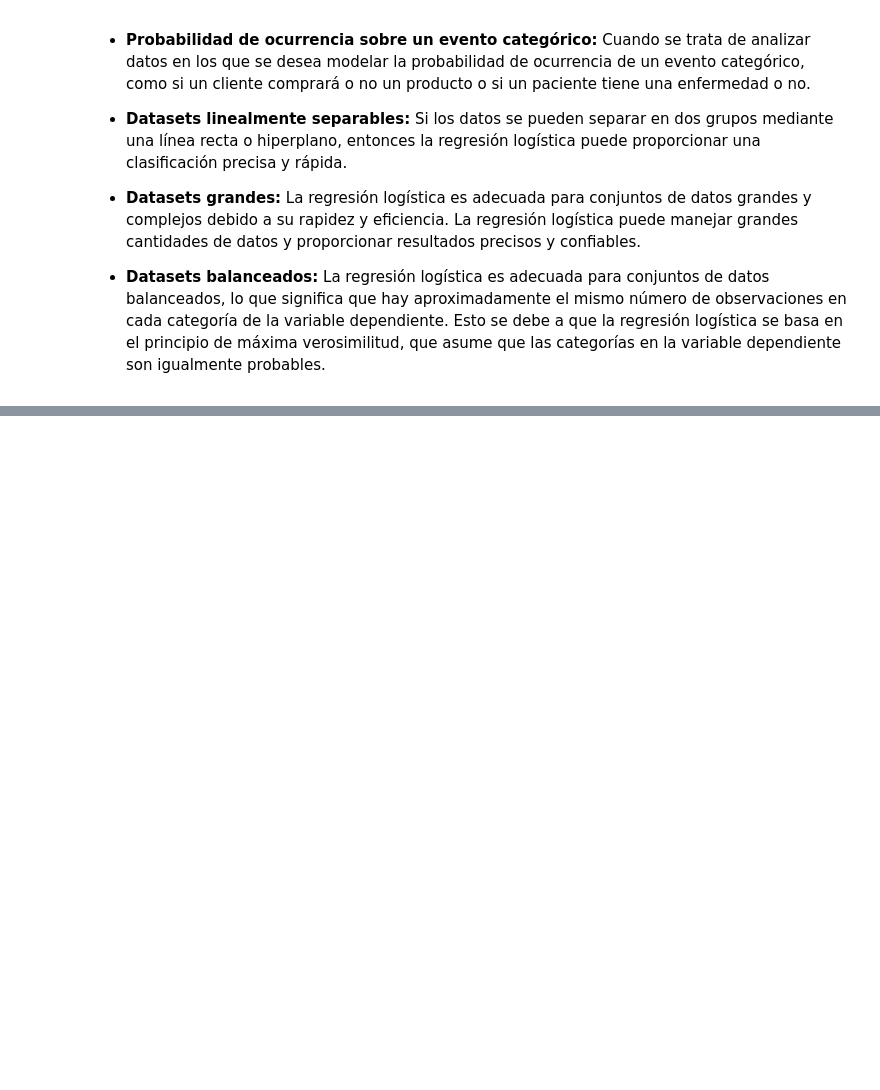
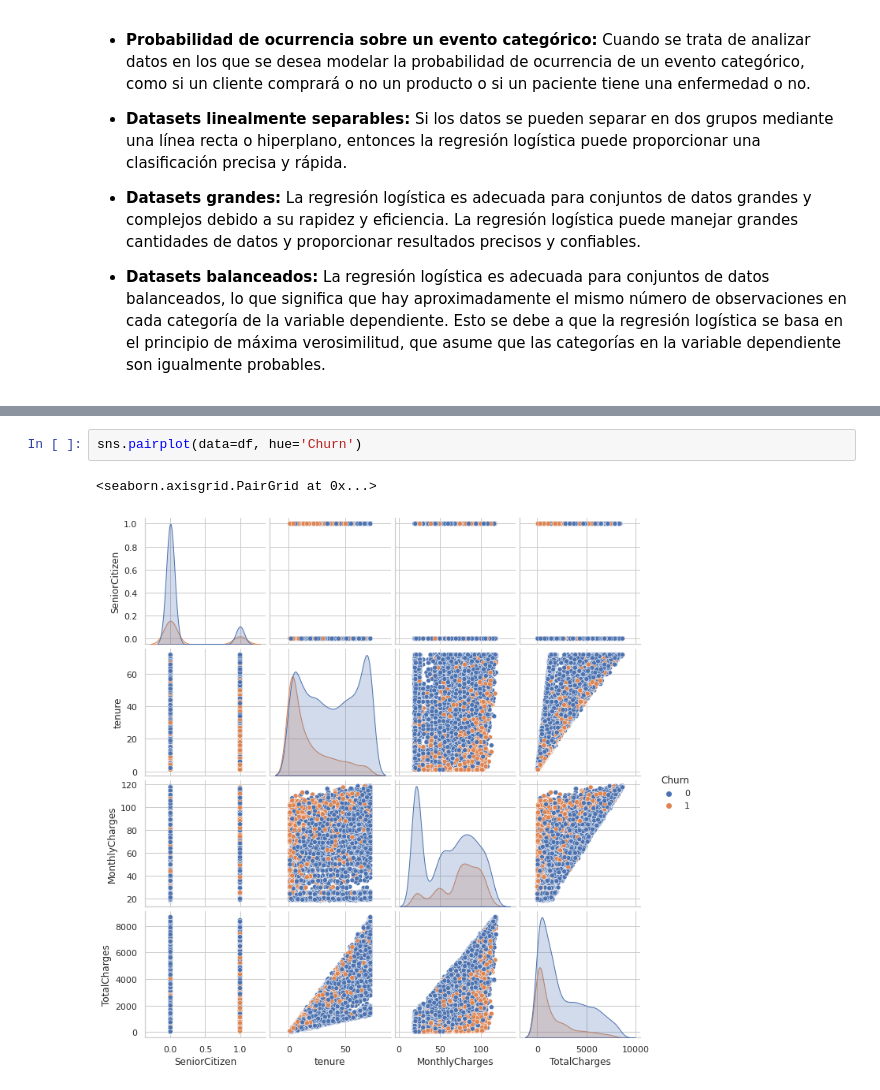
Before and after one commit to mazzaroli/reg_log, a Jupyter notebook: notes.ipynb, the cells around one changed output, grey strips where cells are left out. Drawn from its saved outputs; the diff is of its cells as text; blank space fills up the shorter version.

```diff
--- a/notes.ipynb
+++ b/notes.ipynb
@@ -363,0 +642,5 @@ git push -u origin main
+# %%
+sns.pairplot(data=df, hue='Churn')
+# %% [output]
+<seaborn.axisgrid.PairGrid at 0x...>
+[figure, added]
```
Also changed, not shown: parts of 62 cells of this notebook.
